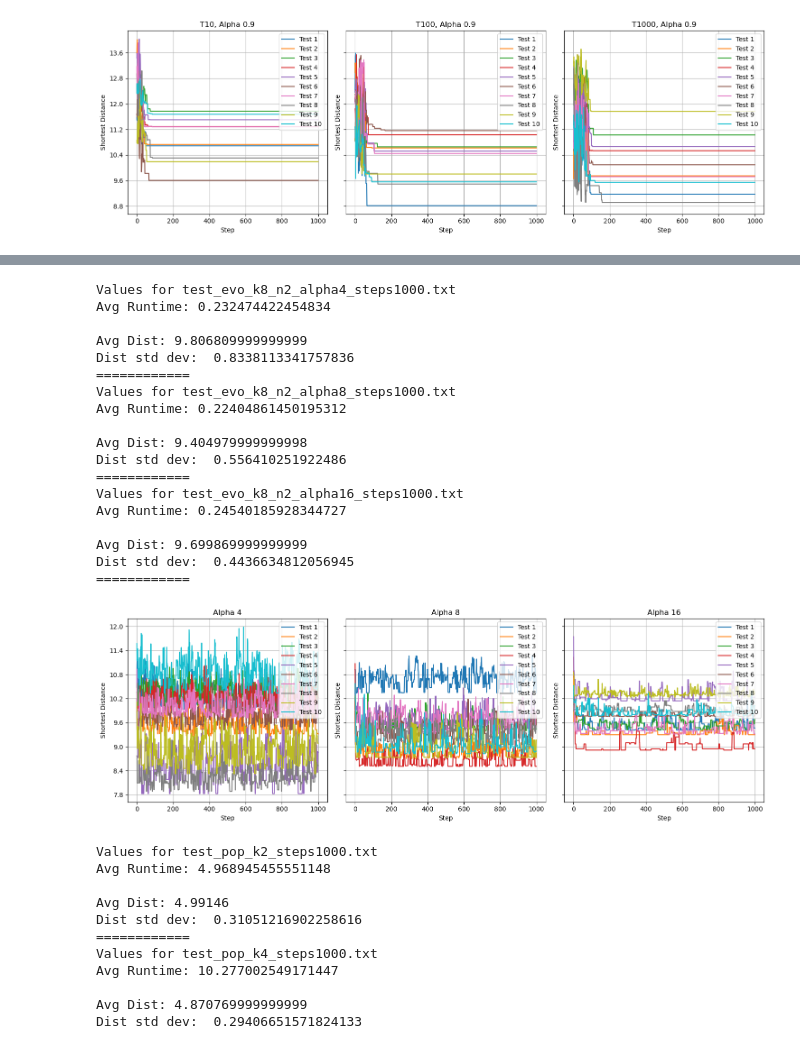
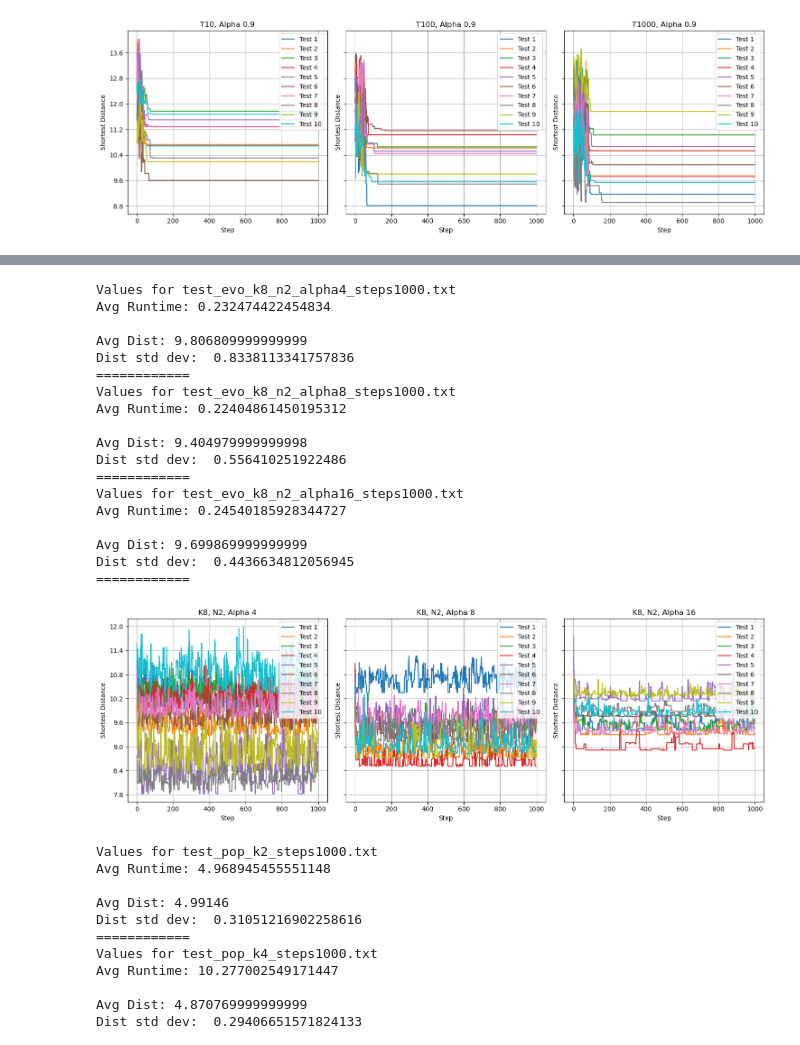
Before and after one commit to natbut/learning-based-control, a Jupyter notebook: hw2/process_results.ipynb, the cells around one changed output, grey strips where cells are left out. Saved outputs shown, nothing was run; the diff lists cells and outputs as text; code cells hidden in the pictures.

```diff
--- a/hw2/process_results.ipynb
+++ b/hw2/process_results.ipynb
@@ -195,19 +195,19 @@ fig, axes = plt.subplots(1,3, figsize = (15,5), sharey='all')
 for i, perf_list in enumerate(t1):
     axes[0].plot(perf_list, label=f'Test {i + 1}')
 
-    axes[0].set_title("K4")
+    axes[0].set_title("K4, N2, Alpha 8")
     axes[0].yaxis.set_major_locator(plt.MaxNLocator(8))  # Set the number of y-axis ticks
 
 for i, perf_list in enumerate(t2):
     axes[1].plot(perf_list, label=f'Test {i + 1}')
 
-    axes[1].set_title("K8")
+    axes[1].set_title("K8, N2, Alpha 8")
     axes[1].yaxis.set_major_locator(plt.MaxNLocator(8))  # Set the number of y-axis ticks
 
 for i, perf_list in enumerate(t3):
     axes[2].plot(perf_list, label=f'Test {i + 1}')
 
-    axes[2].set_title("K16")
+    axes[2].set_title("K16, N2, Alpha 8")
     axes[2].yaxis.set_major_locator(plt.MaxNLocator(8))  # Set the number of y-axis ticks
 
 
@@ -254,19 +254,19 @@ fig, axes = plt.subplots(1,3, figsize = (15,5), sharey='all')
 for i, perf_list in enumerate(t1):
     axes[0].plot(perf_list, label=f'Test {i + 1}')
 
-    axes[0].set_title("N1")
+    axes[0].set_title("K8, N1, Alpha 8")
     axes[0].yaxis.set_major_locator(plt.MaxNLocator(8))  # Set the number of y-axis ticks
 
 for i, perf_list in enumerate(t2):
     axes[1].plot(perf_list, label=f'Test {i + 1}')
 
-    axes[1].set_title("N2")
+    axes[1].set_title("K8, N2, Alpha 8")
     axes[1].yaxis.set_major_locator(plt.MaxNLocator(8))  # Set the number of y-axis ticks
 
 for i, perf_list in enumerate(t3):
     axes[2].plot(perf_list, label=f'Test {i + 1}')
 
-    axes[2].set_title("N4")
+    axes[2].set_title("K8, N4, Alpha 8")
     axes[2].yaxis.set_major_locator(plt.MaxNLocator(8))  # Set the number of y-axis ticks
 
 
@@ -313,50 +313,50 @@ fig, axes = plt.subplots(1,3, figsize = (15,5), sharey='all')
 for i, perf_list in enumerate(t1):
     axes[0].plot(perf_list, label=f'Test {i + 1}')
 
-    axes[0].set_title("Alpha 4")
+    axes[0].set_title("K8, N2, Alpha 4")
     axes[0].yaxis.set_major_locator(plt.MaxNLocator(8))  # Set the number of y-axis ticks
 
 for i, perf_list in enumerate(t2):
     axes[1].plot(perf_list, label=f'Test {i + 1}')
 
-    axes[1].set_title("Alpha 8")
+    axes[1].set_title("K8, N2, Alpha 8")
     axes[1].yaxis.set_major_locator(plt.MaxNLocator(8))  # Set the number of y-axis ticks
 
 for i, perf_list in enumerate(t3):
     axes[2].plot(perf_list, label=f'Test {i + 1}')
 
-    axes[2].set_title("Alpha 16")
+    axes[2].set_title("K8, N2, Alpha 16")
     axes[2].yaxis.set_major_locator(plt.MaxNLocator(8))  # Set the number of y-axis ticks
 
 
 for ax in axes:
     ax.set_xlabel("Step")
     ax.set_ylabel("Shortest Distance")
     ax.legend()
     ax.grid(True)
 
 plt.tight_layout()
 plt.show()
 # %% [output]
 Values for test_evo_k8_n2_alpha4_steps1000.txt
 Avg Runtime: 0.232474422454834
 
 Avg Dist: 9.806809999999999
 Dist std dev:  0.8338113341757836
 ============
 Values for test_evo_k8_n2_alpha8_steps1000.txt
 Avg Runtime: 0.22404861450195312
 
 Avg Dist: 9.404979999999998
 Dist std dev:  0.556410251922486
 ============
 Values for test_evo_k8_n2_alpha16_steps1000.txt
 Avg Runtime: 0.24540185928344727
 
 Avg Dist: 9.699869999999999
 Dist std dev:  0.4436634812056945
 ============
-[figure, old version]
+[figure, new version]
 # %%
 # POP, TEST BEAM WIDTH K
 
```
Also changed, not shown: parts of 2 cells of this notebook, 1 other file.
